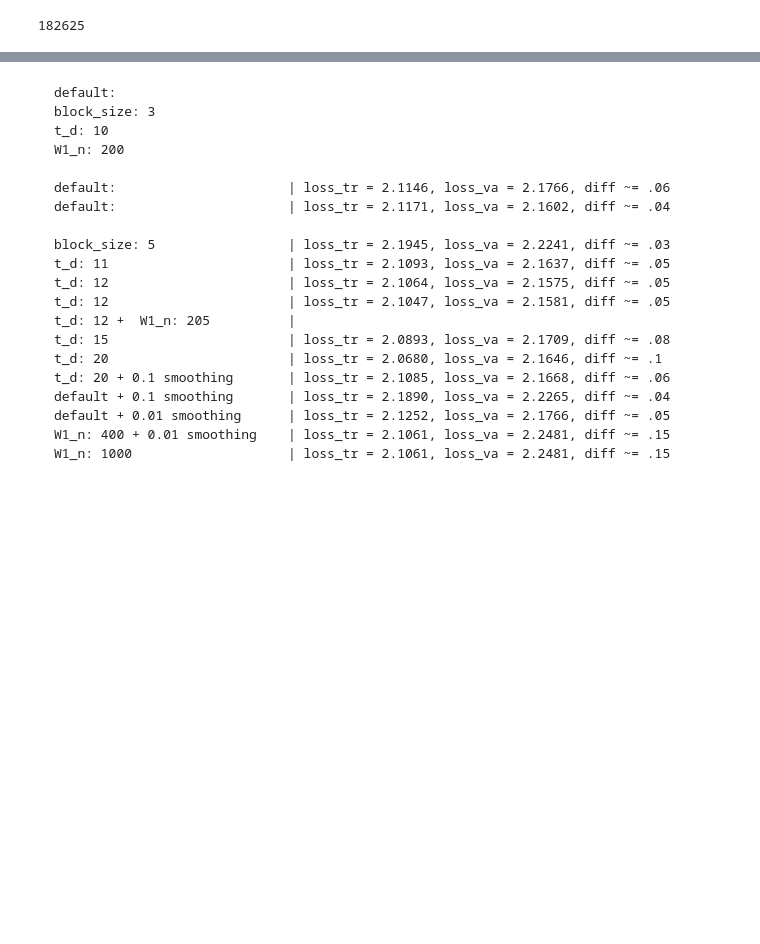
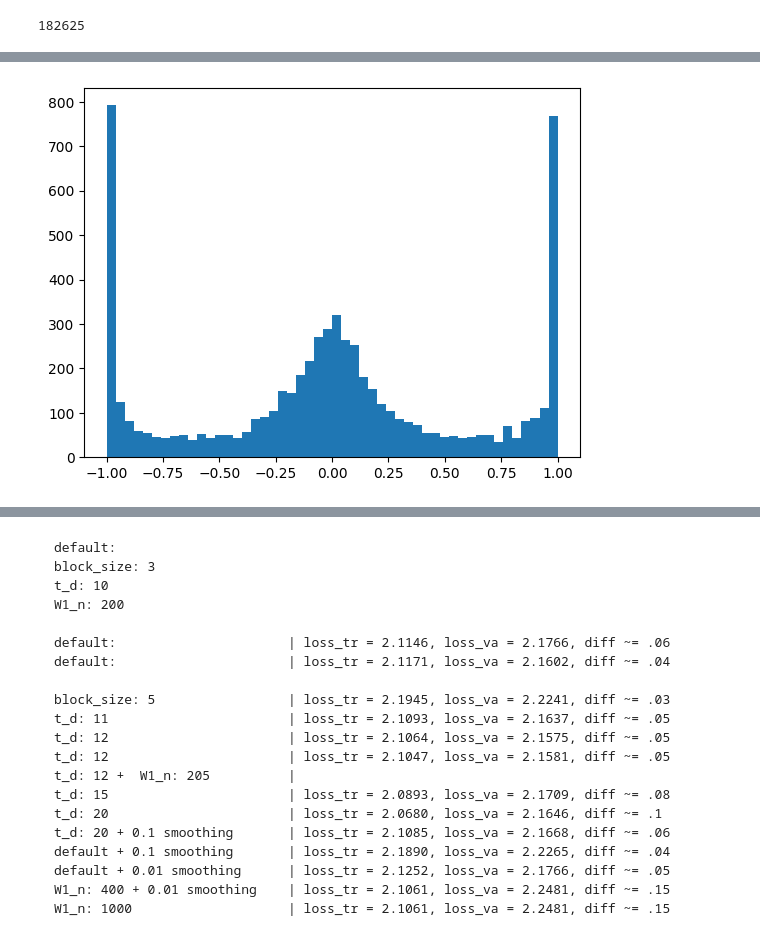
Before and after one commit to sleexyz/ai-fun, a Jupyter notebook: 3_mlp.ipynb, the cells around one changed output, grey strips where cells are left out. Cells and saved outputs as stored; diff of their text form; code cells hidden in the pictures; blank space fills up the shorter version.

```diff
--- a/3_mlp.ipynb
+++ b/3_mlp.ipynb
@@ -265,3 +273,7 @@ for i in range(400000):
+# %%
+plt.hist(h.view(-1).tolist(), 50 );
+# %% [output]
+[figure, added]
 # %%
 import numpy as np
 np.power(10, lossi[0])
```
Also changed, not shown: parts of 13 cells of this notebook, 1 other file.
